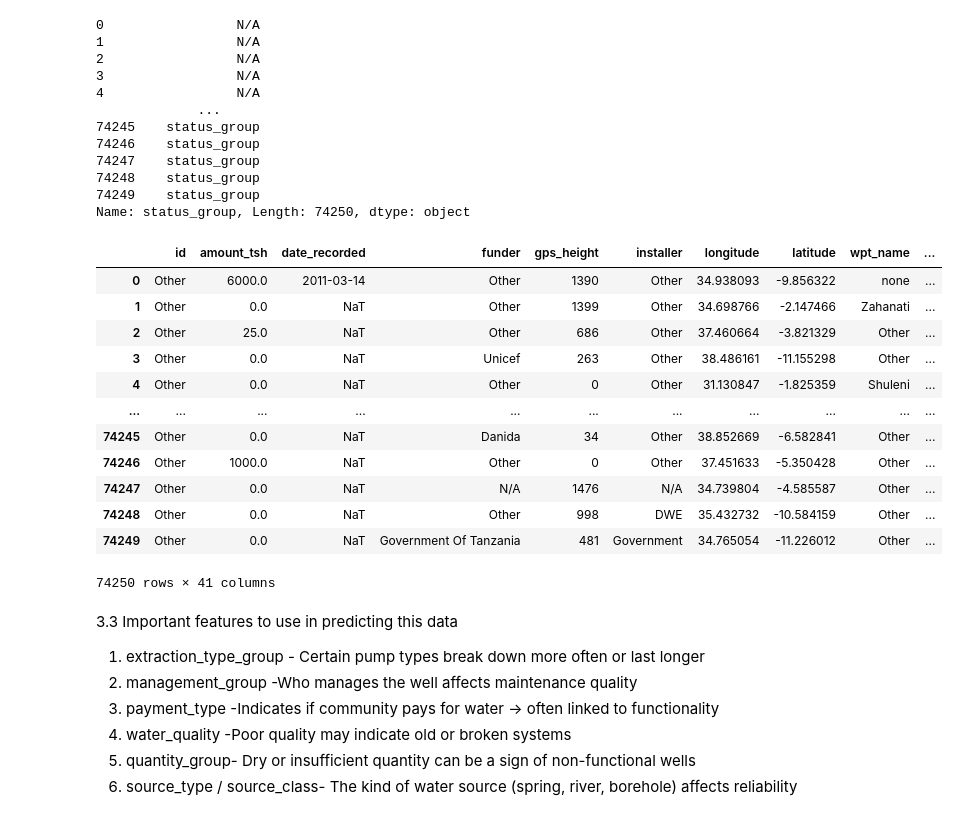
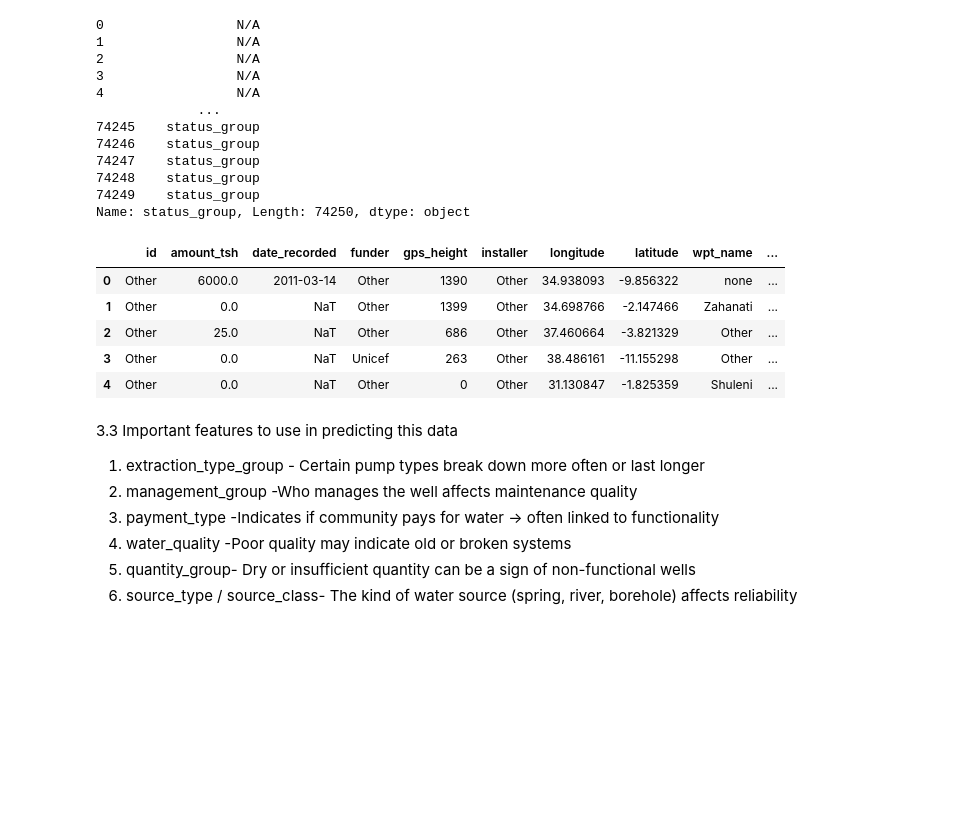
Before and after one commit to Marylyne-Ingwe/phase3, a Jupyter notebook: Tanzania_water_dataset_project.ipynb, the cells around one changed output. Saved outputs shown, nothing was run; the diff lists cells and outputs as text; code cells hidden in the pictures; blank space fills up the shorter version.

```diff
--- a/Tanzania_water_dataset_project.ipynb
+++ b/Tanzania_water_dataset_project.ipynb
@@ -371,20 +314,13 @@ full_data['public_meeting_flag'] = full_data['public_meeting'].apply(lambda x: 1
 full_data.drop(columns=['public_meeting'], inplace=True)
 # %%
-full_data
+full_data.head()
 # %% [output]
 |  | id | amount_tsh | date_recorded | funder | gps_height | installer | longitude | latitude | wpt_name | ... |
 | 0 | Other | 6000.0 | 2011-03-14 | Other | 1390 | Other | 34.938093 | -9.856322 | none | ... |
 | 1 | Other | 0.0 | NaT | Other | 1399 | Other | 34.698766 | -2.147466 | Zahanati | ... |
 | 2 | Other | 25.0 | NaT | Other | 686 | Other | 37.460664 | -3.821329 | Other | ... |
 | 3 | Other | 0.0 | NaT | Unicef | 263 | Other | 38.486161 | -11.155298 | Other | ... |
 | 4 | Other | 0.0 | NaT | Other | 0 | Other | 31.130847 | -1.825359 | Shuleni | ... |
-| ... | ... | ... | ... | ... | ... | ... | ... | ... | ... | ... |
-| 74245 | Other | 0.0 | NaT | Danida | 34 | Other | 38.852669 | -6.582841 | Other | ... |
-| 74246 | Other | 1000.0 | NaT | Other | 0 | Other | 37.451633 | -5.350428 | Other | ... |
-| 74247 | Other | 0.0 | NaT | N/A | 1476 | N/A | 34.739804 | -4.585587 | Other | ... |
-| 74248 | Other | 0.0 | NaT | Other | 998 | DWE | 35.432732 | -10.584159 | Other | ... |
-| 74249 | Other | 0.0 | NaT | Government Of Tanzania | 481 | Government | 34.765054 | -11.226012 | Other | ... |
-74250 rows × 41 columns
 # %%
 # Convert date_recorded to datetime
 full_data['date_recorded'] = pd.to_datetime(full_data['date_recorded'], errors='coerce')
```
Also changed, not shown: parts of 39 cells of this notebook.
